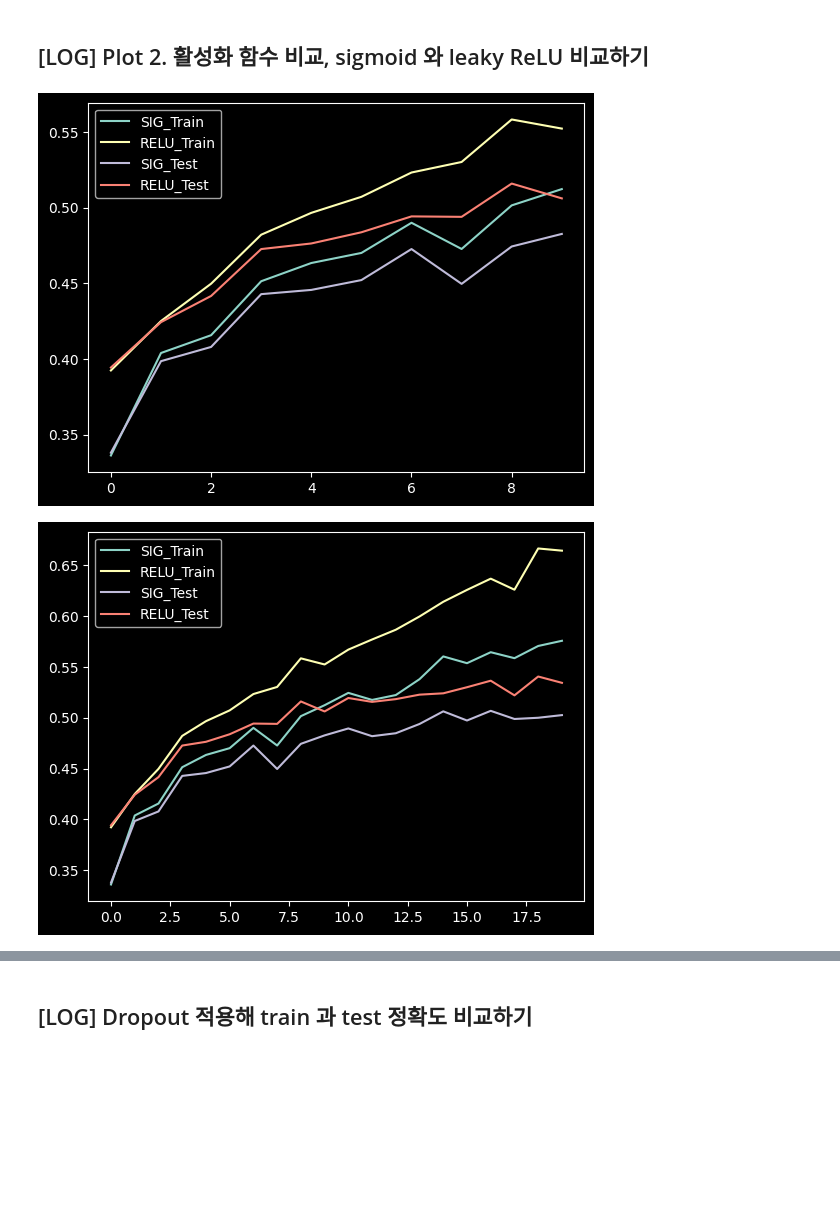
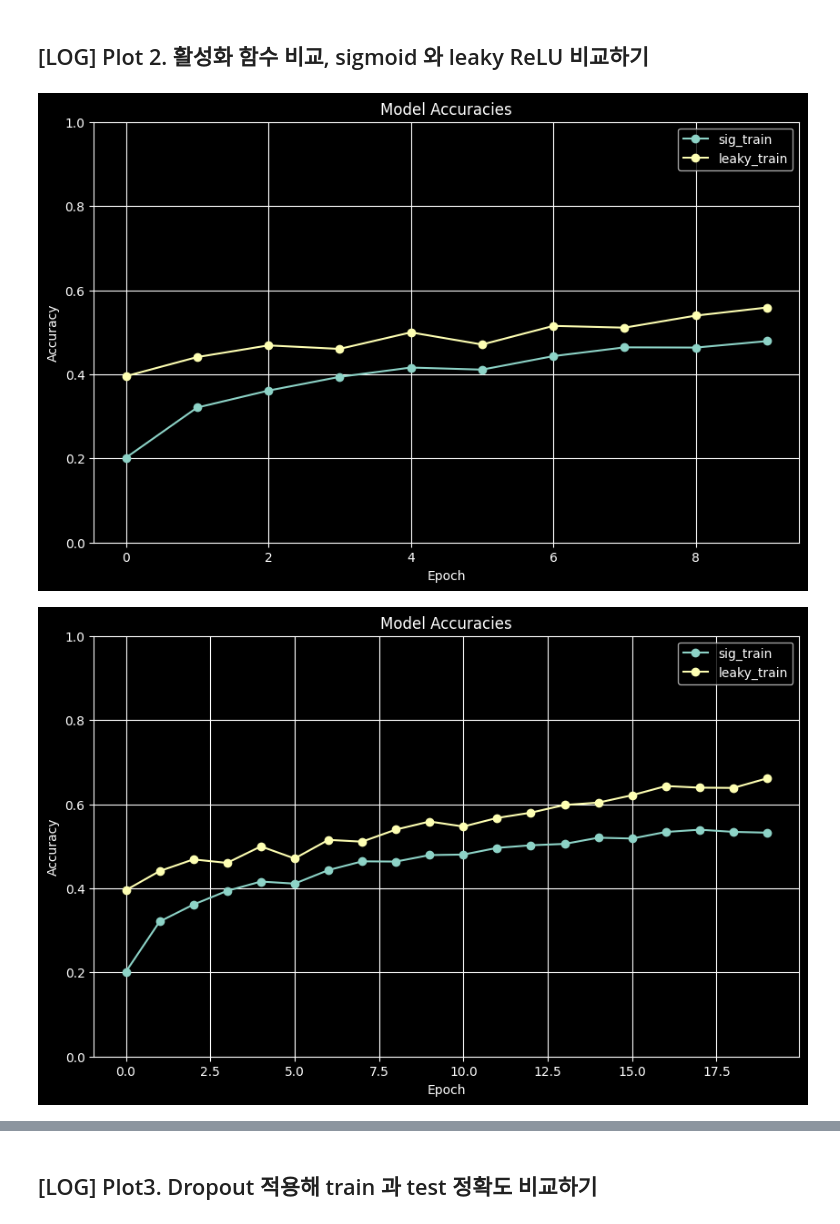
Before and after one commit to newh08/AI_Voyage, a Jupyter notebook: CIFAR10.ipynb, the cells around one changed output, grey strips where cells are left out. Drawn from its saved outputs; the diff is of its cells as text; code cells hidden in the pictures; blank space fills up the shorter version.

```diff
--- a/CIFAR10.ipynb
+++ b/CIFAR10.ipynb
@@ -202,60 +234,47 @@ for epoch in range(n_epochs):
 ## [LOG] Plot 2. 활성화 함수 비교, sigmoid 와 leaky ReLU 비교하기
 # %%
 sigmoid_model_adam = Model(32 * 32 * 3, 1024, nn.Sigmoid())
-sigmoid_model_adam = sigmoid_model_adam.to("cuda")
 leaky_relu_model_adam_2 = Model(32 * 32 * 3, 1024, nn.LeakyReLU())
-leaky_relu_model_adam_2 = leaky_relu_model_adam_2.to("cuda")
 
 sig_adam_optimizer = Adam(sigmoid_model_adam.parameters(), lr=lr)
 relu_adam_optimizer = Adam(leaky_relu_model_adam_2.parameters(), lr=lr)
 
-sig_acc_train_list = []
-relu_acc_train_list = []
-sigAccuracyList = []
-reluAccuracyList = []
+plot2_monitor = AccuracyMonitor(
+    models=[sigmoid_model_adam, leaky_relu_model_adam_2],
+    dataloaders=[trainloader, trainloader],
+    labels=["sig_train", "leaky_train"],
+)
+
+bce_loss = nn.BCELoss()
 
 for epoch in range(n_epochs):
 
     for data in trainloader:
 
         inputs, labels = data
-        inputs, labels = inputs.to("cuda"), labels.to("cuda")
 
         sig_adam_optimizer.zero_grad()
 
         sig_preds = sigmoid_model_adam(inputs)
-        sig_loss = criterion(sig_preds, labels)
+        labels_onehot = torch.nn.functional.one_hot(
+            labels, num_classes=10
+        ).float()  # BCELoss 손실함수가 계산할 수 있도록 라벨 원핫 인코딩
+        sig_loss = bce_loss(torch.sigmoid(sig_preds), labels_onehot)
+
         sig_loss.backward()
         sig_adam_optimizer.step()
 
         relu_adam_optimizer.zero_grad()
 
         relu_prds = leaky_relu_model_adam_2(inputs)
         relu_loss = criterion(relu_prds, labels)
         relu_loss.backward()
         relu_adam_optimizer.step()
 
-    sig_acc_train = accuracy(sigmoid_model_adam, trainloader)
-    sig_acc_train_list.append(sig_acc_train)
-    relu_acc_train = accuracy(leaky_relu_model_adam_2, trainloader)
-    relu_acc_train_list.append(relu_acc_train)
-
-    sig_accuracy = accuracy(sigmoid_model_adam, testloader)
-    sigAccuracyList.append(sig_accuracy)
-    relu_accuracy = accuracy(leaky_relu_model_adam_2, testloader)
-    reluAccuracyList.append(relu_accuracy)
+    plot2_monitor.update_accuracies()
 
     if (epoch + 1) % 10 == 0:  # 10 epoch마다 그래프 업데이트
-        plot_acc(
-            sig_acc_train_list,
-            relu_acc_train_list,
-            sigAccuracyList,
-            reluAccuracyList,
-            "SIG_Train",
-            "RELU_Train",
-            "SIG_Test",
-            "RELU_Test",
-        )
+        plot2_monitor.plot()
 # %% [output]
-[figure, old version]
+[figure, new version]
-[figure, old version]
+[figure, new version]
@@ -265,5 +284,5 @@ for epoch in range(n_epochs):
 # %% [markdown]
-## [LOG] Dropout 적용해 train 과 test 정확도 비교하기
+## [LOG] Plot3. Dropout 적용해 train 과 test 정확도 비교하기
 # %%
 class DropoutModel(nn.Module):
     def __init__(self, input_dim, n_dim, active_function, dropout_prob=0.1):
```
Also changed, not shown: parts of 13 cells of this notebook.
